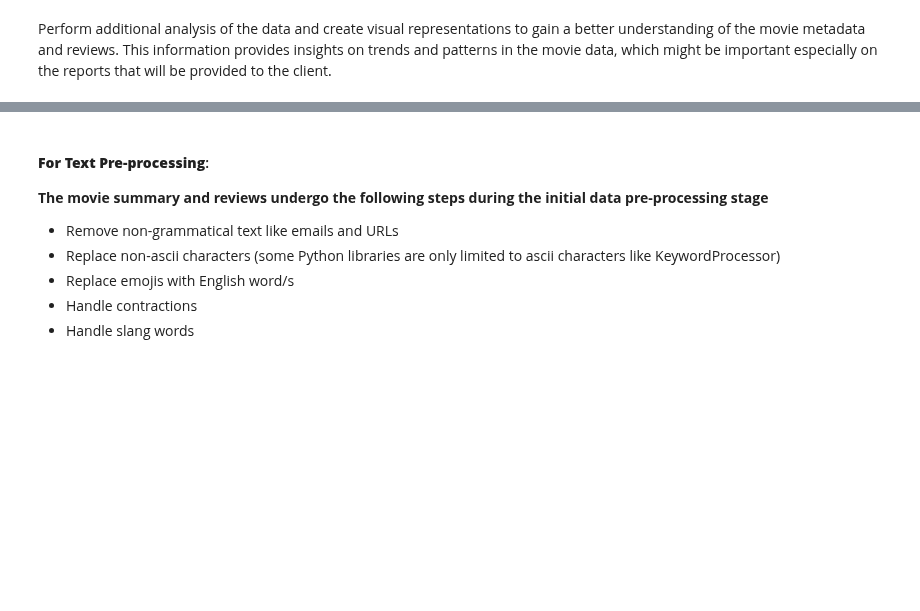
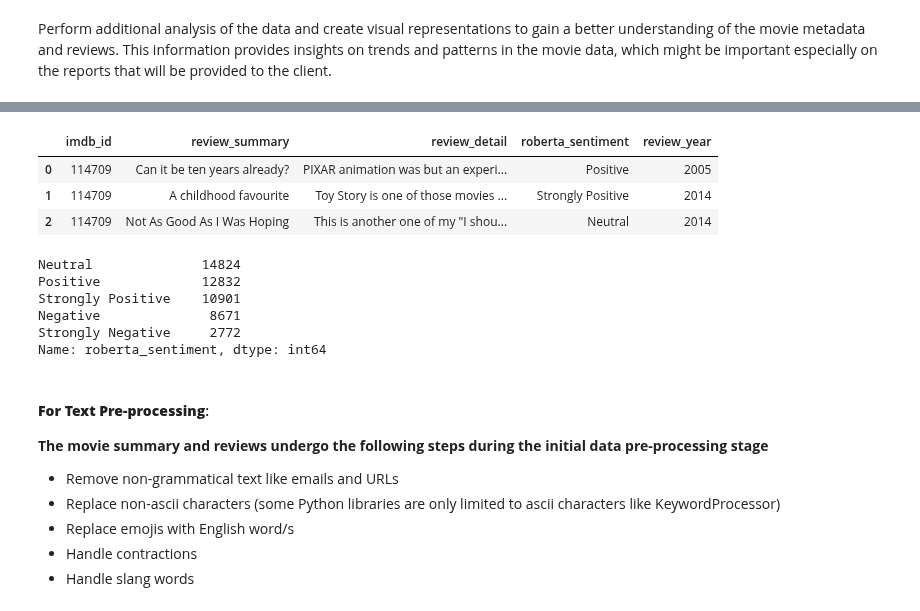
Before and after one commit to abccastro/Movie-Sentiment-Analysis, a Jupyter notebook: Movie Sentiment Analysis.ipynb, the cells around one changed output, grey strips where cells are left out. Drawn from its saved outputs; the diff is of its cells as text; code cells hidden in the pictures; blank space fills up the shorter version.

```diff
--- a/Movie Sentiment Analysis.ipynb
+++ b/Movie Sentiment Analysis.ipynb
@@ -348,5 +362,28 @@ pd.merge(movies_metadata_df, movie_reviews_df, on=["imdb_id"], how="inner").desc
 # %%
 # TODO: Insert more visualizations
+movie_reviews_df.head(3)
+# %% [output]
+|  | imdb_id | review_summary | review_detail | roberta_sentiment | review_year |
+| 0 | 114709 | Can it be ten years already? | PIXAR animation was but an experi... | Positive | 2005 |
+| 1 | 114709 | A childhood favourite | Toy Story is one of those movies ... | Strongly Positive | 2014 |
+| 2 | 114709 | Not As Good As I Was Hoping | This is another one of my "I shou... | Neutral | 2014 |
+# %%
+import pandas as pd
+from sklearn.model_selection import train_test_split
+
+
+# Stratified sampling for creating a smaller sample
+sample_size = 50000  # Adjust this based on your requirements
+movie_reviews_df, _ = train_test_split(movie_reviews_df, train_size=sample_size, stratify=movie_reviews_df['roberta_sentiment'], random_state=42)
+
+movie_reviews_df['roberta_sentiment'].value_counts()
+# %% [output]
+Neutral              14824
+Positive             12832
+Strongly Positive    10901
+Negative              8671
+Strongly Negative     2772
+Name: roberta_sentiment, dtype: int64
 # %% [markdown]
 #### __For Text Pre-processing__:
 
```
Also changed, not shown: parts of 32 cells of this notebook.
